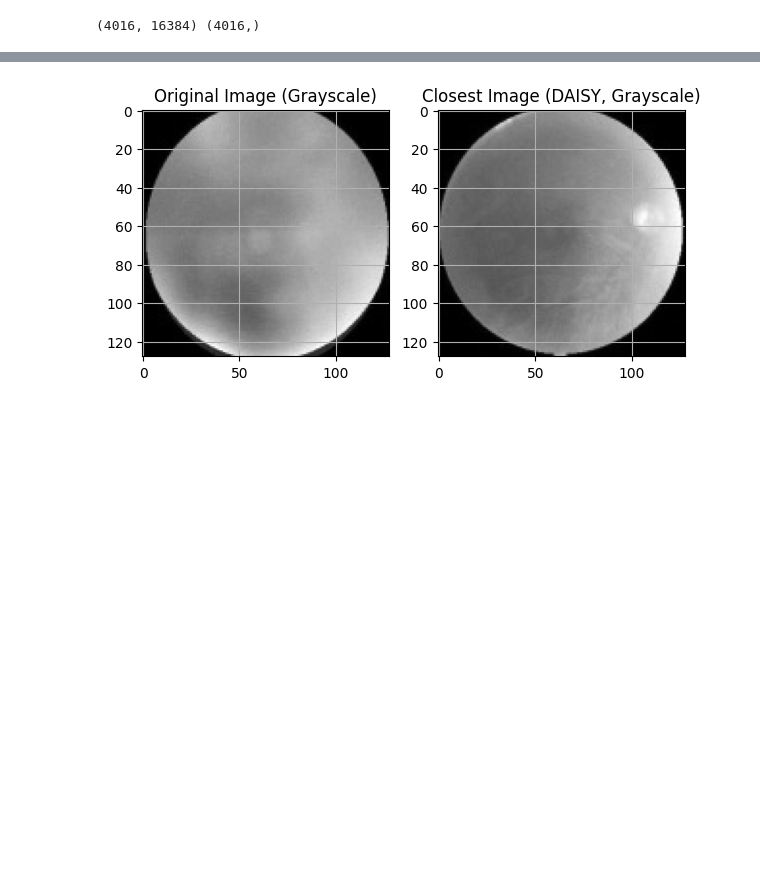
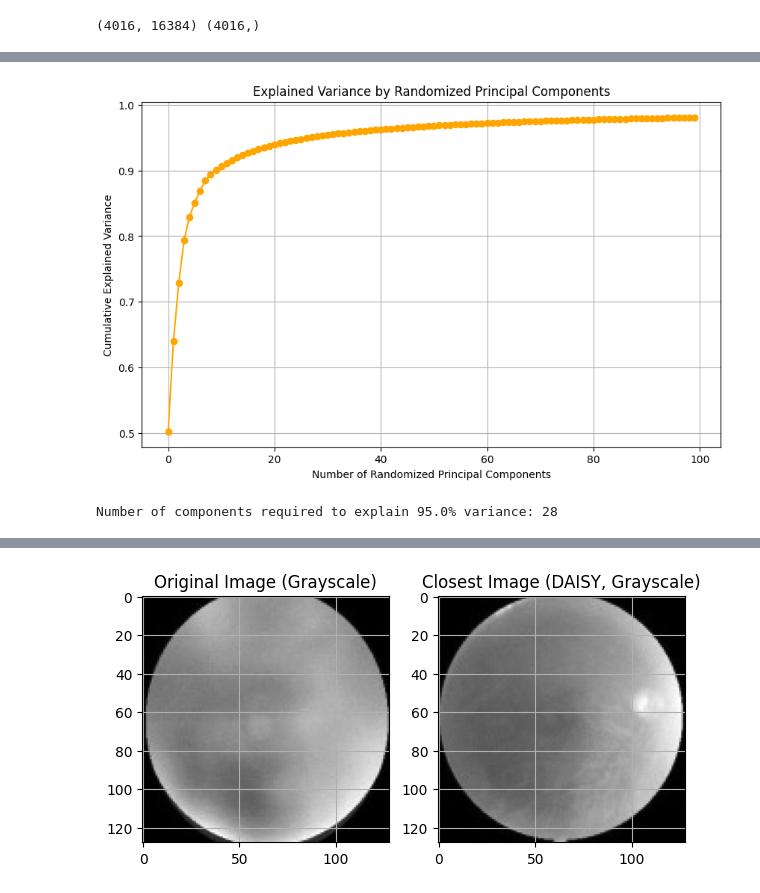
Before and after one commit to RyanWSweeney/MLP-Lab2, a Jupyter notebook: Lab3.ipynb, the cells around one changed output, grey strips where cells are left out. Drawn from its saved outputs; the diff is of its cells as text; code cells hidden in the pictures; blank space fills up the shorter version.

```diff
--- a/Lab3.ipynb
+++ b/Lab3.ipynb
@@ -427,0 +479,35 @@ print(X_gray.shape, y.shape)
+# %%
+from sklearn.decomposition import PCA
+import matplotlib.pyplot as plt
+import numpy as np
+
+# Perform Randomized PCA on the dataset
+def perform_randomized_pca(X, n_components=100):
+    pca = PCA(n_components=n_components, svd_solver='randomized')
+    pca.fit(X)
+    explained_variance_ratio = pca.explained_variance_ratio_
+
+    return pca, explained_variance_ratio
+
+# Perform Randomized PCA with 100 components
+n_components = 100
+randomized_pca_model, randomized_explained_variance_ratio = perform_randomized_pca(X_gray, n_components=n_components)
+
+# Plot the explained variance ratio for Randomized PCA
+def plot_randomized_explained_variance(explained_variance_ratio):
+    plt.figure(figsize=(10, 6))
+    plt.plot(np.cumsum(explained_variance_ratio), marker='o', color='orange')
+    plt.title('Explained Variance by Randomized Principal Components')
+    plt.xlabel('Number of Randomized Principal Components')
+    plt.ylabel('Cumulative Explained Variance')
+    plt.grid(True)
+    plt.show()
+
+# Call the function to plot explained variance for Randomized PCA
+plot_randomized_explained_variance(randomized_explained_variance_ratio)
+
+# Analyze how many dimensions are required to adequately represent image data with Randomized PCA
+n_components_required_randomized = analyze_explained_variance(randomized_explained_variance_ratio, threshold=0.95)
+# %% [output]
+[figure, added]
+Number of components required to explain 95.0% variance: 28
```
Also changed, not shown: parts of 9 cells of this notebook.
